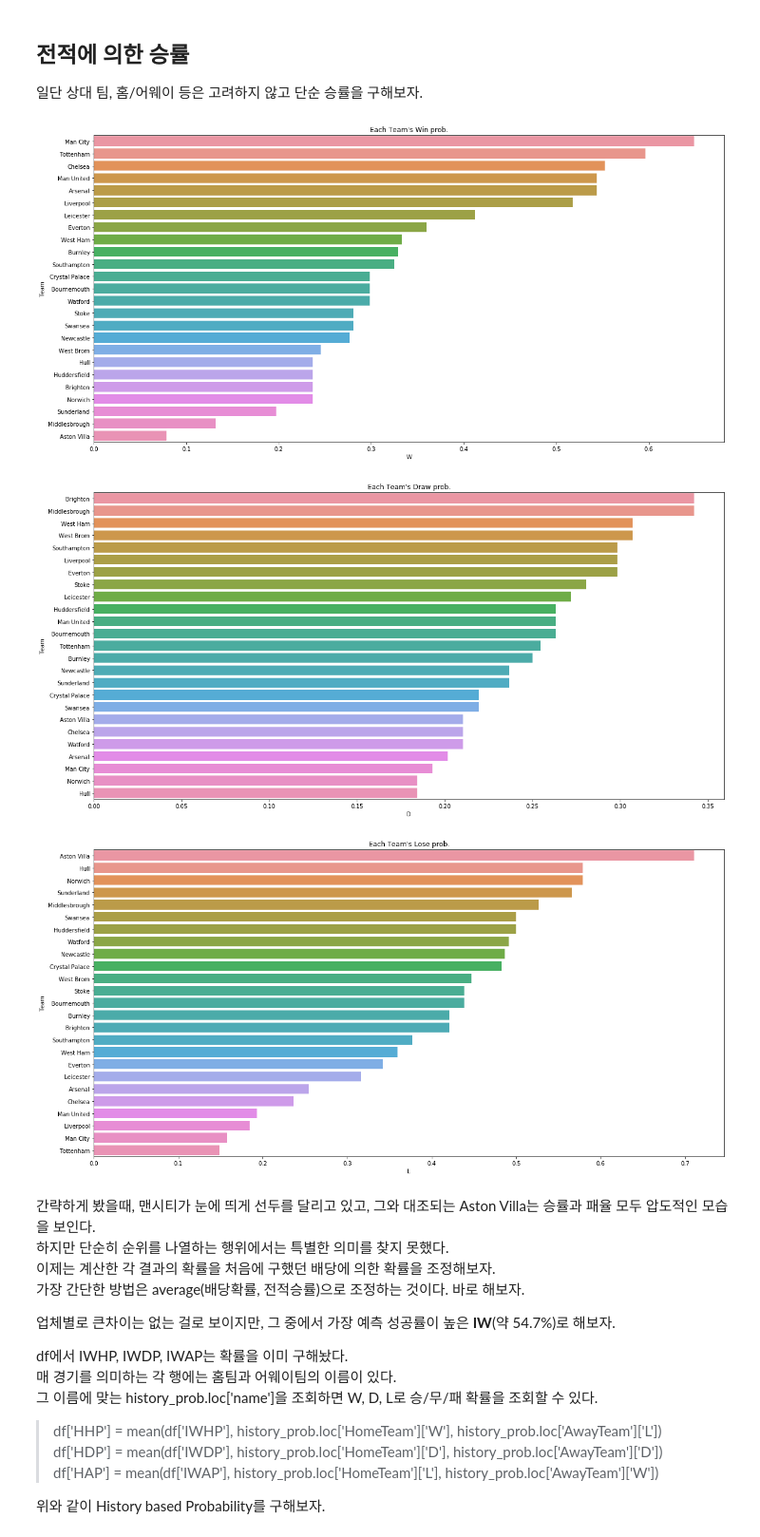
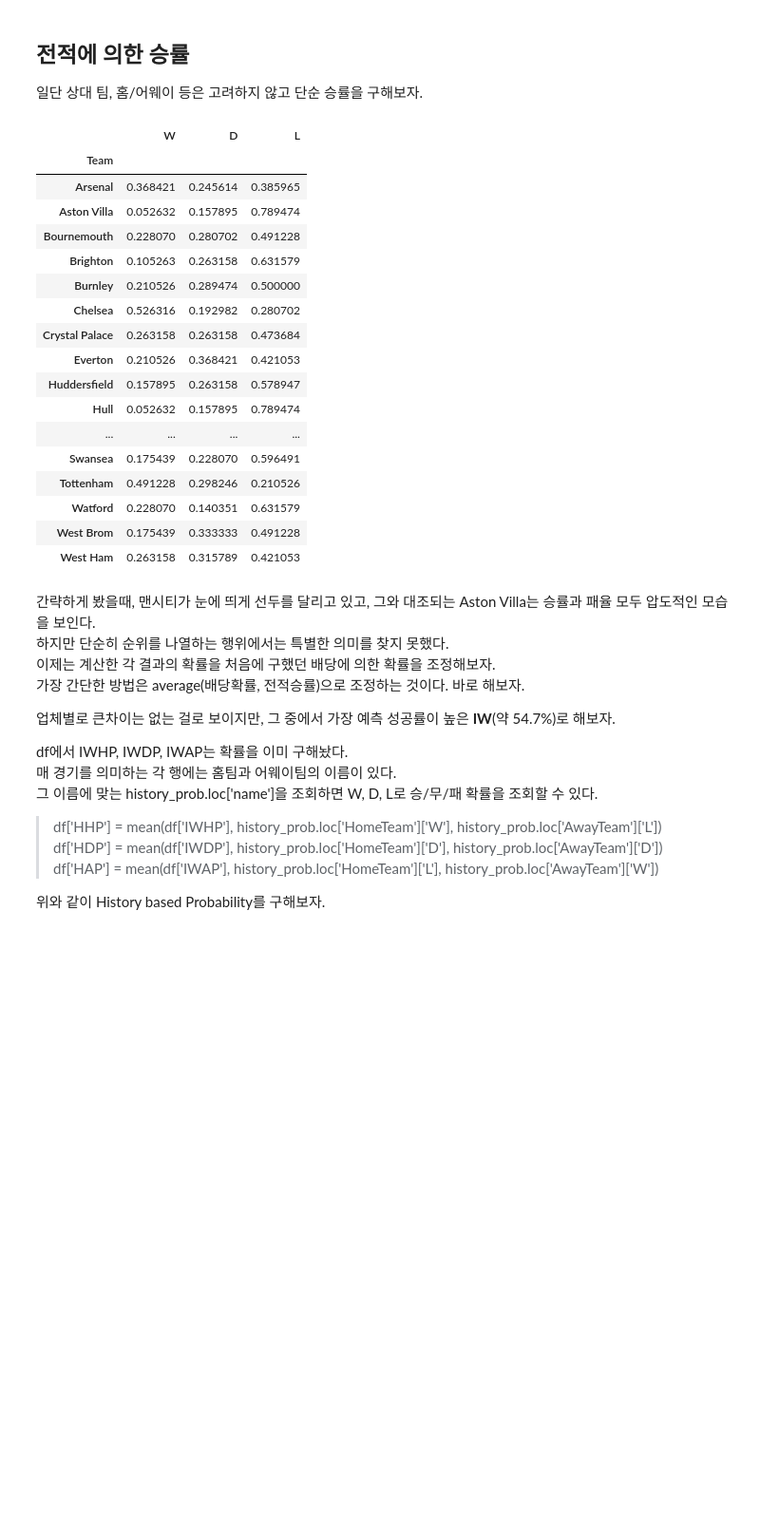
Before and after one commit to sunghoonhong/foot-ball-analysis, a Jupyter notebook: prototype.ipynb, the cells around one changed output. Shown: that part at 95% size. Cells and saved outputs as stored; diff of their text form; code cells hidden in the pictures; blank space fills up the shorter version.

Commit message:
add Home-Away advantage to history-using hit-rate

```diff
--- a/prototype.ipynb
+++ b/prototype.ipynb
@@ -172,40 +172,54 @@ for bookmaker in bookmakers:
 # %%
 match_data = ['HomeTeam', 'AwayTeam', 'FTR', 'FTHG', 'FTAG', 'HTHG', 'HTAG', 'HS', 'AS', 'HST', 'AST', 'HTW', 'HTD', 'HTL']
 df["HTW"] = (df["FTHG"] > df["FTAG"]).astype(int)
 df["HTD"] = (df["FTHG"] == df["FTAG"]).astype(int)
 df["HTL"] = (df["FTHG"] < df["FTAG"]).astype(int)
 df_match = df[match_data]
-ht_prob = df_match.groupby('HomeTeam')
 
-ht_prob = ht_prob['HTW', 'HTD', 'HTL'].count() * ht_prob['HTW', 'HTD', 'HTL'].mean()
+ht_prob = df_match.groupby('HomeTeam').mean()
+ht_prob = ht_prob[['HTW', 'HTD', 'HTL']]
 ht_prob.columns = ['W', 'D', 'L']
 ht_prob.index.name = 'Team'
-at_prob = df_match.groupby('AwayTeam')
-at_prob = at_prob['HTW', 'HTD', 'HTL'].count() * at_prob['HTW', 'HTD', 'HTL'].mean()
-at_prob.columns = ['L', 'D', 'W']
+
+at_prob = df_match.groupby('AwayTeam').mean()
+at_prob = at_prob[['HTL', 'HTD', 'HTW']]
+at_prob.columns = ['W', 'D', 'L']
 at_prob.index.name = 'Team'
 
-history_prob = pd.DataFrame(data=(ht_prob + at_prob), columns=['W', 'D', 'L'])
-history_prob['sum'] = history_prob.sum(axis=1)
-history_prob['W']/=history_prob['sum']
-history_prob['D']/=history_prob['sum']
-history_prob['L']/=history_prob['sum']
+at_prob
+
+history_prob = pd.DataFrame(data=(ht_prob + at_prob)/2.0, columns=['W', 'D', 'L'])
 
 plt.figure(figsize=(20,10))
 sns.barplot(y='Team', x='W', data=history_prob.reset_index().sort_values(by='W', ascending=False)).set_title('Each Team\'s Win prob.')
 plt.show()
 
 plt.figure(figsize=(20,10))
 sns.barplot(y='Team', x='D', data=history_prob.reset_index().sort_values(by='D', ascending=False)).set_title('Each Team\'s Draw prob.')
 plt.show()
 
 plt.figure(figsize=(20,10))
 sns.barplot(y='Team', x='L', data=history_prob.reset_index().sort_values(by='L', ascending=False)).set_title('Each Team\'s Lose prob.')
 plt.show()
 # %% [output]
-[figure, removed]
-[figure, removed]
-[figure, removed]
+|  | W | D | L |
+| Team |  |  |  |
+| Arsenal | 0.368421 | 0.245614 | 0.385965 |
+| Aston Villa | 0.052632 | 0.157895 | 0.789474 |
+| Bournemouth | 0.228070 | 0.280702 | 0.491228 |
+| Brighton | 0.105263 | 0.263158 | 0.631579 |
+| Burnley | 0.210526 | 0.289474 | 0.500000 |
+| Chelsea | 0.526316 | 0.192982 | 0.280702 |
+| Crystal Palace | 0.263158 | 0.263158 | 0.473684 |
+| Everton | 0.210526 | 0.368421 | 0.421053 |
+| Huddersfield | 0.157895 | 0.263158 | 0.578947 |
+| Hull | 0.052632 | 0.157895 | 0.789474 |
+| ... | ... | ... | ... |
+| Swansea | 0.175439 | 0.228070 | 0.596491 |
+| Tottenham | 0.491228 | 0.298246 | 0.210526 |
+| Watford | 0.228070 | 0.140351 | 0.631579 |
+| West Brom | 0.175439 | 0.333333 | 0.491228 |
+| West Ham | 0.263158 | 0.315789 | 0.421053 |
 # %% [markdown]
 간략하게 봤을때, 맨시티가 눈에 띄게 선두를 달리고 있고, 그와 대조되는 Aston Villa는 승률과 패율 모두 압도적인 모습을 보인다.
 하지만 단순히 순위를 나열하는 행위에서는 특별한 의미를 찾지 못했다.
```
Also changed, not shown: parts of 4 cells of this notebook.
